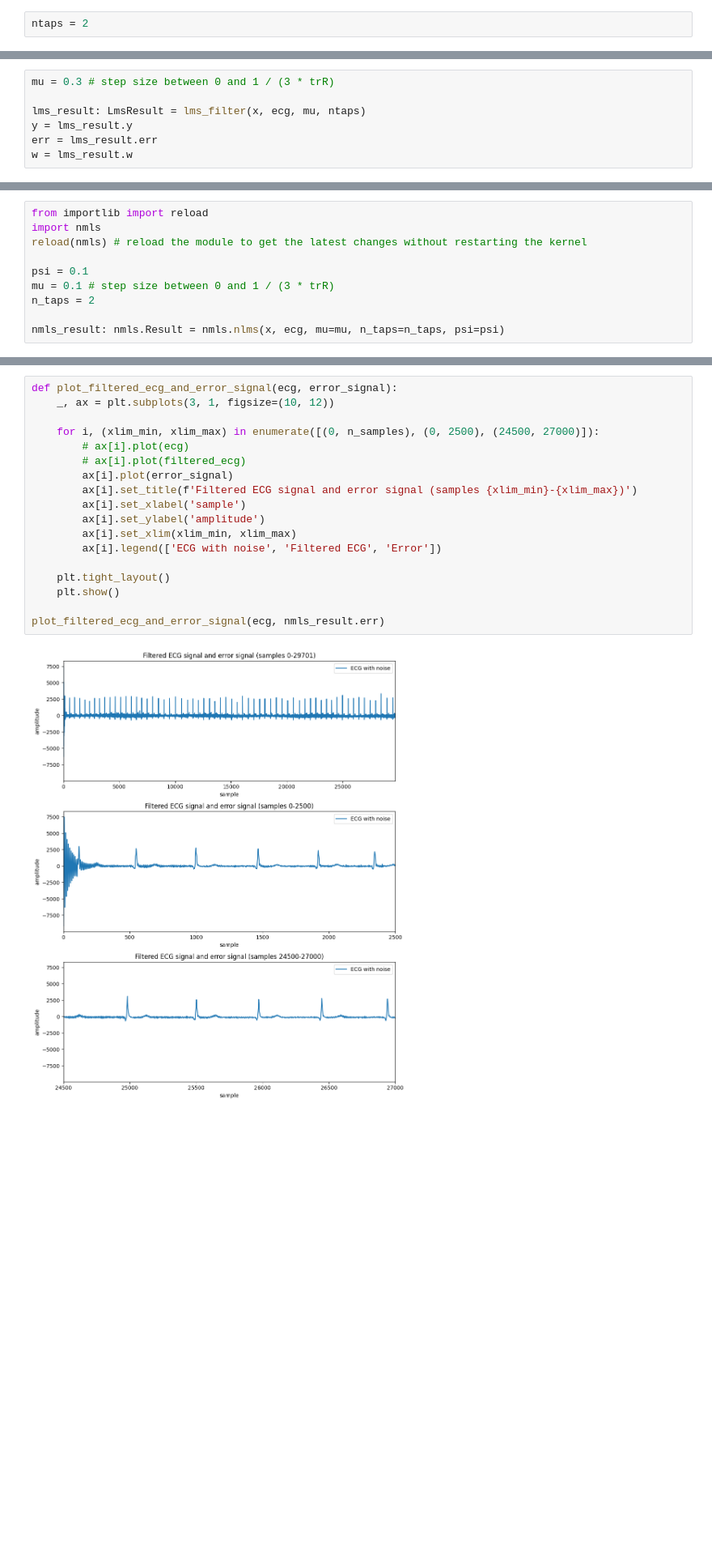
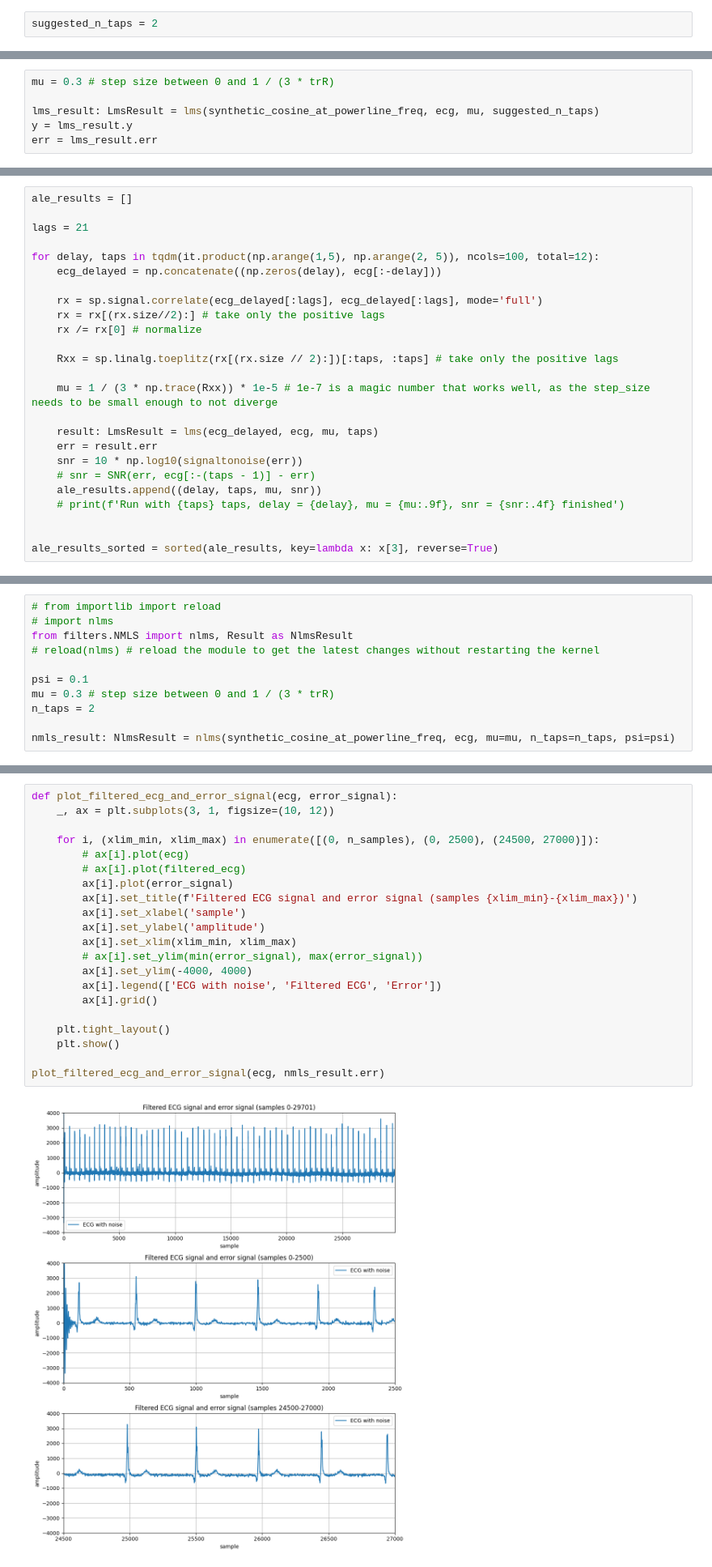
Before and after one commit to kpbaks/advance-signal-processing-assignment-2, a Jupyter notebook: assignment_2.ipynb, the cells around one changed output, grey strips where cells are left out. Shown at 81% size. Cells and saved outputs as stored; diff of their text form; blank space fills up the shorter version.

```diff
--- a/assignment_2.ipynb
+++ b/assignment_2.ipynb
@@ -60,7 +69,7 @@ We have **1** frequency (50 Hz) that we want to affect, so we need **2** taps. <
 With 1 tap we can only affect the gain of the signal, as we only have a scalar in H(z) <br>
 With 2 taps we can affect both the gain and phase of the signal, as H(z) = a + bz^-1
 # %%
-ntaps = 2
+suggested_n_taps = 2
 # %% [markdown]
 ## 3  Implement an LMS filter which removes the ECG signal from a generated sinusoid at the power line frequency.
 # %%
@@ -107,9 +147,8 @@ print(f'0 < mu < {upper_limit_for_learning_rate_with_lms:.2f}')
 # %%
 mu = 0.3 # step size between 0 and 1 / (3 * trR)
 
-lms_result: LmsResult = lms_filter(x, ecg, mu, ntaps)
+lms_result: LmsResult = lms(synthetic_cosine_at_powerline_freq, ecg, mu, suggested_n_taps)
 y = lms_result.y
 err = lms_result.err
-w = lms_result.w
 # %% [markdown]
 ##  5 Examine the error-signal e(k) by plotting it and comparing it with the original noisy ECG-signal.
@@ -286,0 +259,25 @@ Run with 2 taps and mu = 0.30
+# %%
+ale_results = []
+
+lags = 21
+
+for delay, taps in tqdm(it.product(np.arange(1,5), np.arange(2, 5)), ncols=100, total=12):
+    ecg_delayed = np.concatenate((np.zeros(delay), ecg[:-delay]))
+
+    rx = sp.signal.correlate(ecg_delayed[:lags], ecg_delayed[:lags], mode='full')
+    rx = rx[(rx.size//2):] # take only the positive lags
+    rx /= rx[0] # normalize
+
+    Rxx = sp.linalg.toeplitz(rx[(rx.size // 2):])[:taps, :taps] # take only the positive lags
+
+    mu = 1 / (3 * np.trace(Rxx)) * 1e-5 # 1e-7 is a magic number that works well, as the step_size needs to be small enough to not diverge
+
+    result: LmsResult = lms(ecg_delayed, ecg, mu, taps)
+    err = result.err
+    snr = 10 * np.log10(signaltonoise(err))
+    # snr = SNR(err, ecg[:-(taps - 1)] - err)
+    ale_results.append((delay, taps, mu, snr))
+    # print(f'Run with {taps} taps, delay = {delay}, mu = {mu:.9f}, snr = {snr:.4f} finished')
+
+
+ale_results_sorted = sorted(ale_results, key=lambda x: x[3], reverse=True)
@@ -289,12 +329,13 @@ Run with 2 taps and mu = 0.30
 
 ## Lets try with a NMLS filter instead
 # %%
-from importlib import reload
-import nmls
-reload(nmls) # reload the module to get the latest changes without restarting the kernel
+# from importlib import reload
+# import nlms
+from filters.NMLS import nlms, Result as NlmsResult
+# reload(nlms) # reload the module to get the latest changes without restarting the kernel
 
 psi = 0.1
-mu = 0.1 # step size between 0 and 1 / (3 * trR)
+mu = 0.3 # step size between 0 and 1 / (3 * trR)
 n_taps = 2
 
-nmls_result: nmls.Result = nmls.nlms(x, ecg, mu=mu, n_taps=n_taps, psi=psi)
+nmls_result: NlmsResult = nlms(synthetic_cosine_at_powerline_freq, ecg, mu=mu, n_taps=n_taps, psi=psi)
@@ -303,23 +342,26 @@ x.shape (29701,), ecg.shape (29701,)
 # %%
 def plot_filtered_ecg_and_error_signal(ecg, error_signal):
     _, ax = plt.subplots(3, 1, figsize=(10, 12))
 
     for i, (xlim_min, xlim_max) in enumerate([(0, n_samples), (0, 2500), (24500, 27000)]):
         # ax[i].plot(ecg)
         # ax[i].plot(filtered_ecg)
         ax[i].plot(error_signal)
         ax[i].set_title(f'Filtered ECG signal and error signal (samples {xlim_min}-{xlim_max})')
         ax[i].set_xlabel('sample')
         ax[i].set_ylabel('amplitude')
         ax[i].set_xlim(xlim_min, xlim_max)
+        # ax[i].set_ylim(min(error_signal), max(error_signal))
+        ax[i].set_ylim(-4000, 4000)
         ax[i].legend(['ECG with noise', 'Filtered ECG', 'Error'])
+        ax[i].grid()
 
     plt.tight_layout()
     plt.show()
 
 plot_filtered_ecg_and_error_signal(ecg, nmls_result.err)
 # %% [output]
-[figure, old version]
+[figure, new version]
 # %%
 # plot mse over time
 # TODO: is this correct?
```
Also changed, not shown: parts of 20 cells of this notebook, 4 other files.
